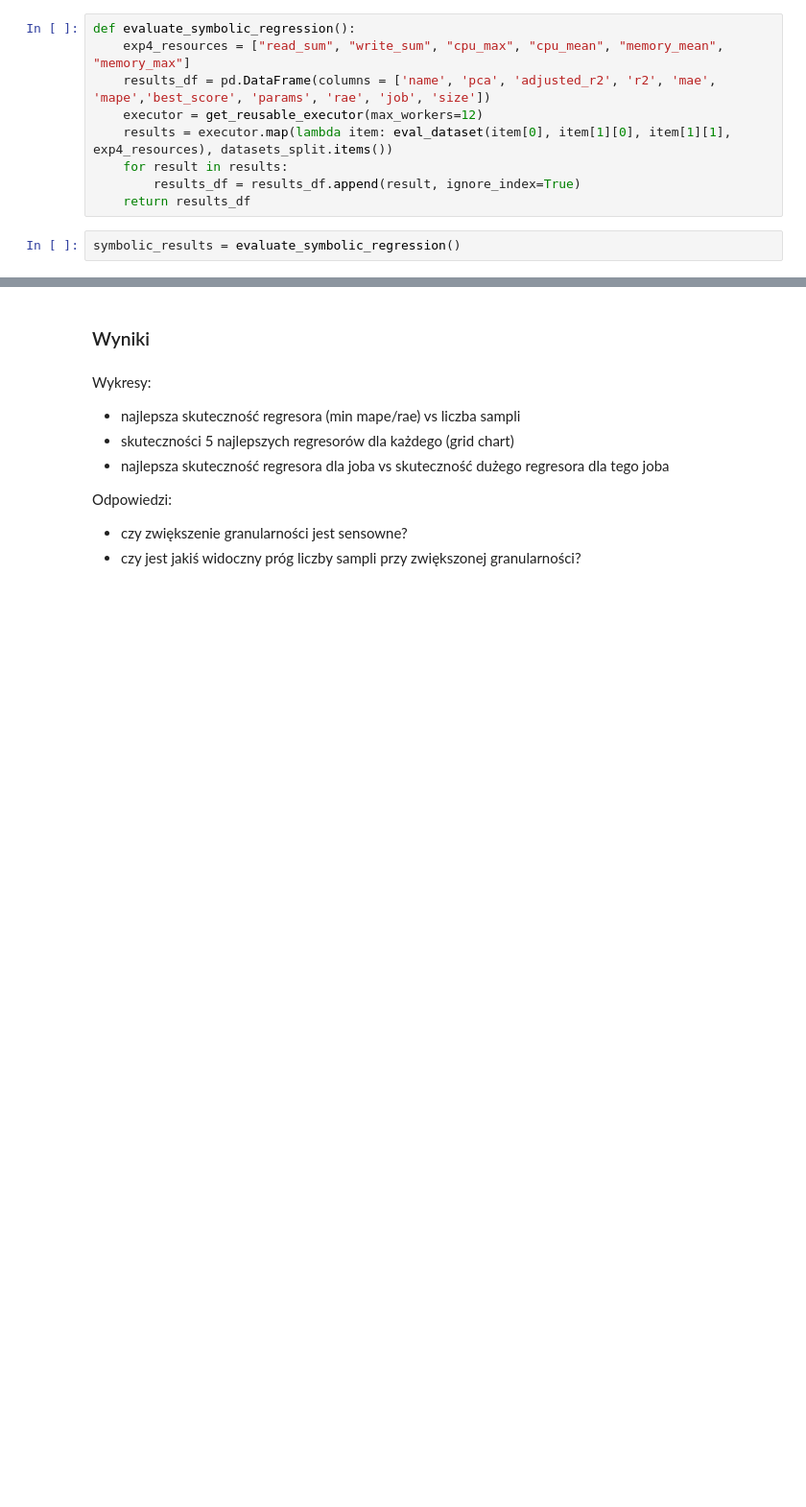
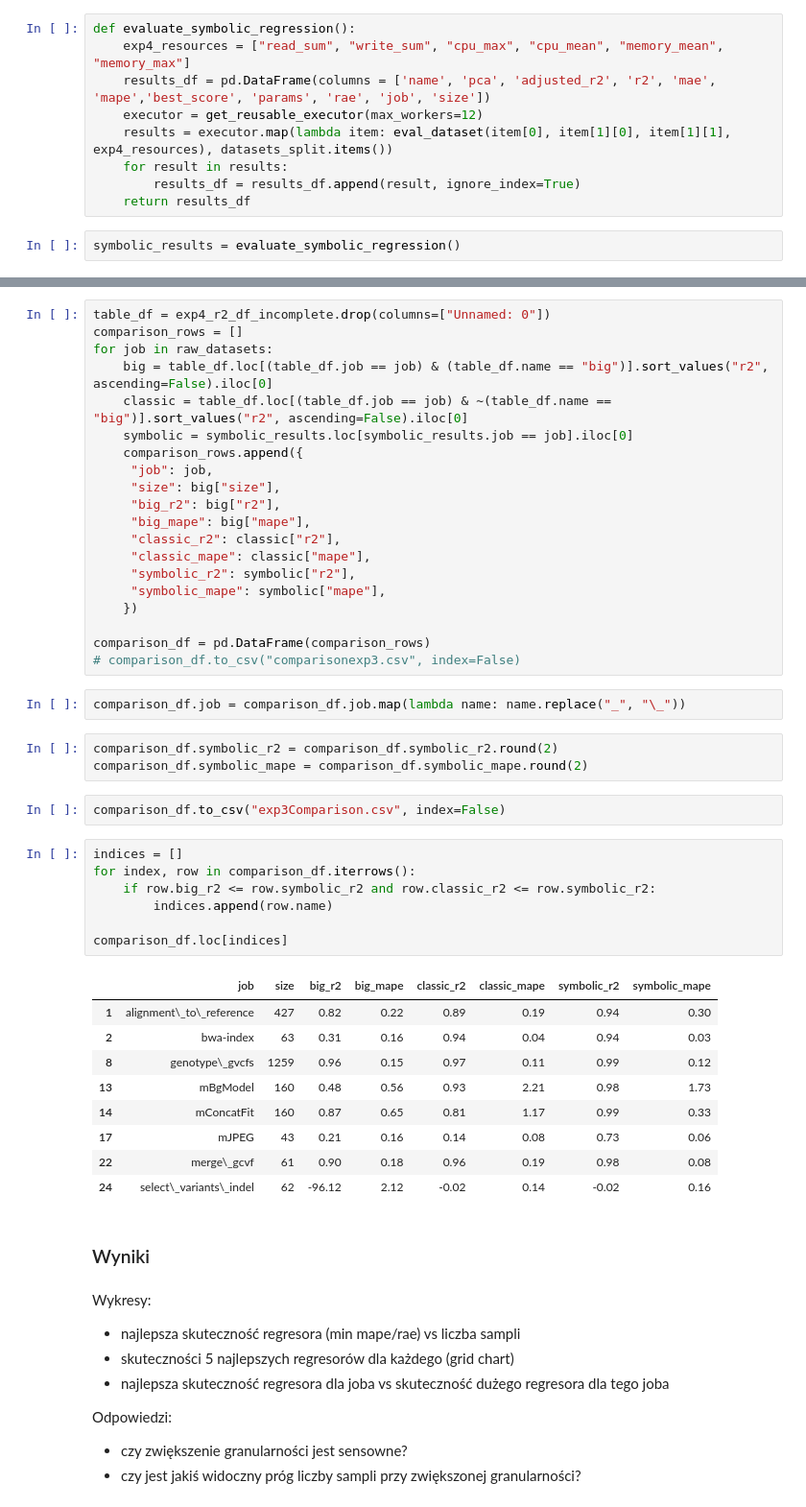
Before and after one commit to mikegpl/job-adiah, a Jupyter notebook: experiments/exp4.ipynb, the cells around one changed output, grey strips where cells are left out. Shown at 96% size. Drawn from its saved outputs; the diff is of its cells as text; blank space fills up the shorter version.

```diff
--- a/experiments/exp4.ipynb
+++ b/experiments/exp4.ipynb
@@ -582,3 +665,47 @@ exp4_r2_df_incomplete.mape.mean()
+# %%
+table_df = exp4_r2_df_incomplete.drop(columns=["Unnamed: 0"])
+comparison_rows = []
+for job in raw_datasets:
+    big = table_df.loc[(table_df.job == job) & (table_df.name == "big")].sort_values("r2", ascending=False).iloc[0]
+    classic = table_df.loc[(table_df.job == job) & ~(table_df.name == "big")].sort_values("r2", ascending=False).iloc[0]
+    symbolic = symbolic_results.loc[symbolic_results.job == job].iloc[0]
+    comparison_rows.append({
+     "job": job,
+     "size": big["size"],
+     "big_r2": big["r2"],
+     "big_mape": big["mape"],
+     "classic_r2": classic["r2"],
+     "classic_mape": classic["mape"],
+     "symbolic_r2": symbolic["r2"],
+     "symbolic_mape": symbolic["mape"],
+    })
+
+comparison_df = pd.DataFrame(comparison_rows)
+# comparison_df.to_csv("comparisonexp3.csv", index=False)
+# %%
+comparison_df.job = comparison_df.job.map(lambda name: name.replace("_", "\_"))
+# %%
+comparison_df.symbolic_r2 = comparison_df.symbolic_r2.round(2)
+comparison_df.symbolic_mape = comparison_df.symbolic_mape.round(2)
+# %%
+comparison_df.to_csv("exp3Comparison.csv", index=False)
+# %%
+indices = []
+for index, row in comparison_df.iterrows():
+    if row.big_r2 <= row.symbolic_r2 and row.classic_r2 <= row.symbolic_r2:
+        indices.append(row.name)
+
+comparison_df.loc[indices]
+# %% [output]
+|  | job | size | big_r2 | big_mape | classic_r2 | classic_mape | symbolic_r2 | symbolic_mape |
+| 1 | alignment\_to\_reference | 427 | 0.82 | 0.22 | 0.89 | 0.19 | 0.94 | 0.30 |
+| 2 | bwa-index | 63 | 0.31 | 0.16 | 0.94 | 0.04 | 0.94 | 0.03 |
+| 8 | genotype\_gvcfs | 1259 | 0.96 | 0.15 | 0.97 | 0.11 | 0.99 | 0.12 |
+| 13 | mBgModel | 160 | 0.48 | 0.56 | 0.93 | 2.21 | 0.98 | 1.73 |
+| 14 | mConcatFit | 160 | 0.87 | 0.65 | 0.81 | 1.17 | 0.99 | 0.33 |
+| 17 | mJPEG | 43 | 0.21 | 0.16 | 0.14 | 0.08 | 0.73 | 0.06 |
+| 22 | merge\_gcvf | 61 | 0.90 | 0.18 | 0.96 | 0.19 | 0.98 | 0.08 |
+| 24 | select\_variants\_indel | 62 | -96.12 | 2.12 | -0.02 | 0.14 | -0.02 | 0.16 |
 # %% [markdown]
 ### Wyniki
 # %% [markdown]
```
Also changed, not shown: parts of 13 cells of this notebook, 2 other files.
